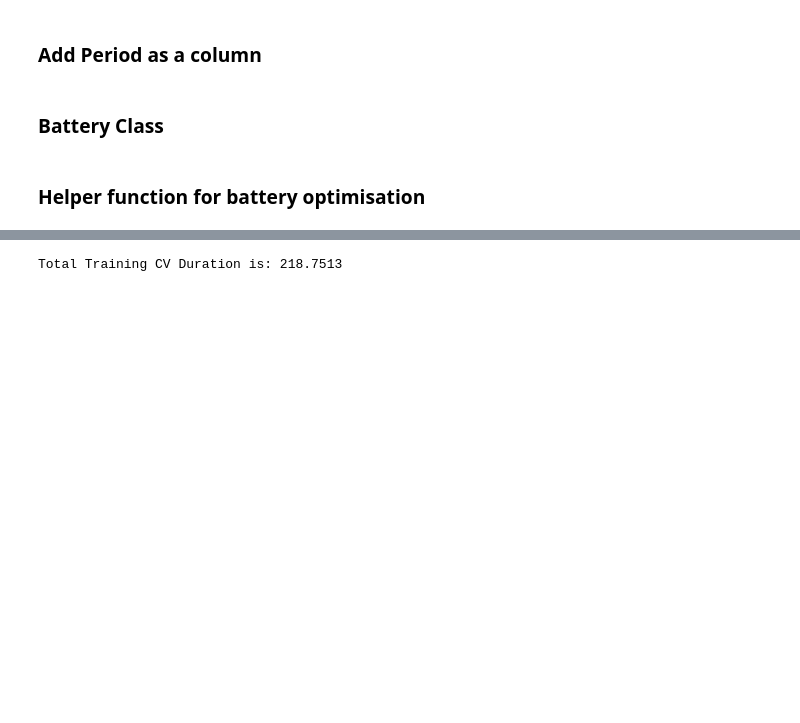
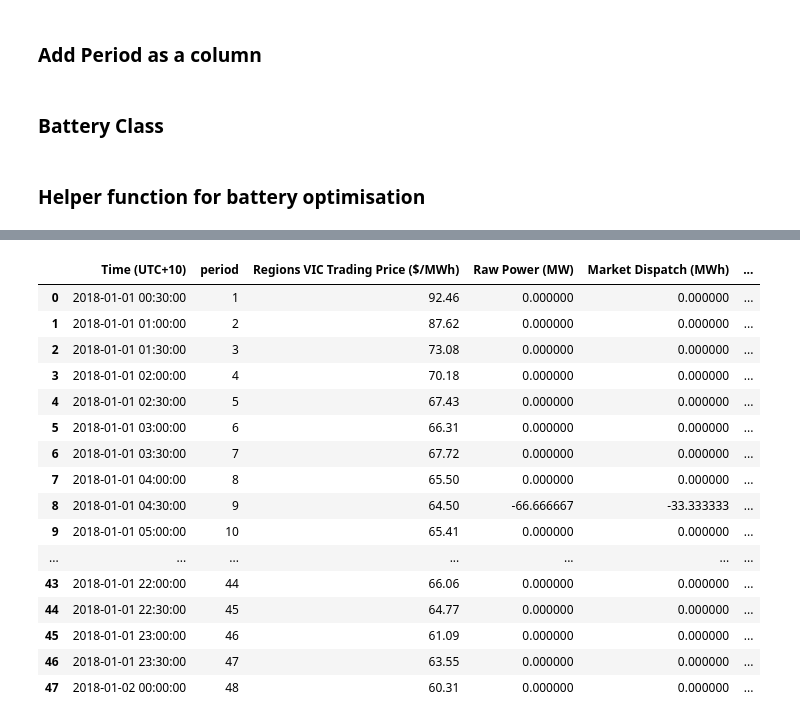
Before and after one commit to rinliauw/energy-market-and-battery-optimization, a Jupyter notebook: code/First Algorithm/MD Algorithm (daily maximisation).ipynb, the cells around one changed output, grey strips where cells are left out. Drawn from its saved outputs; the diff is of its cells as text; code cells hidden in the pictures; blank space fills up the shorter version.

```diff
--- a/code/First Algorithm/MD Algorithm (daily maximisation).ipynb
+++ b/code/First Algorithm/MD Algorithm (daily maximisation).ipynb
@@ -621,37 +654,22 @@ check3
 # %%
-check3.to_csv('../../preprocessed_data/checkpoint3_optimised.csv', index = False)
-#validation.to_csv('../../preprocessed_data/checkpoint3_validation.csv', index = False)
+check3 = pd.read_csv('../../preprocessed_data/First Algorithm/checkpoint3_optimised.csv')
+#SecondOptimisation(check3)
+check3
+# %% [output]
+|  | Time (UTC+10) | period | Regions VIC Trading Price ($/MWh) | Raw Power (MW) | Market Dispatch (MWh) | ... |
+| 0 | 2018-01-01 00:30:00 | 1 | 92.46 | 0.000000 | 0.000000 | ... |
+| 1 | 2018-01-01 01:00:00 | 2 | 87.62 | 0.000000 | 0.000000 | ... |
+| 2 | 2018-01-01 01:30:00 | 3 | 73.08 | 0.000000 | 0.000000 | ... |
+| 3 | 2018-01-01 02:00:00 | 4 | 70.18 | 0.000000 | 0.000000 | ... |
+| 4 | 2018-01-01 02:30:00 | 5 | 67.43 | 0.000000 | 0.000000 | ... |
+| 5 | 2018-01-01 03:00:00 | 6 | 66.31 | 0.000000 | 0.000000 | ... |
+| 6 | 2018-01-01 03:30:00 | 7 | 67.72 | 0.000000 | 0.000000 | ... |
+| 7 | 2018-01-01 04:00:00 | 8 | 65.50 | 0.000000 | 0.000000 | ... |
+| 8 | 2018-01-01 04:30:00 | 9 | 64.50 | -66.666667 | -33.333333 | ... |
+| 9 | 2018-01-01 05:00:00 | 10 | 65.41 | 0.000000 | 0.000000 | ... |
+| ... | ... | ... | ... | ... | ... | ... |
+| 43 | 2018-01-01 22:00:00 | 44 | 66.06 | 0.000000 | 0.000000 | ... |
+| 44 | 2018-01-01 22:30:00 | 45 | 64.77 | 0.000000 | 0.000000 | ... |
+| 45 | 2018-01-01 23:00:00 | 46 | 61.09 | 0.000000 | 0.000000 | ... |
+| 46 | 2018-01-01 23:30:00 | 47 | 63.55 | 0.000000 | 0.000000 | ... |
+| 47 | 2018-01-02 00:00:00 | 48 | 60.31 | 0.000000 | 0.000000 | ... |
-# %%
-raw_power = []
-market_dispatch = []
-opening_capacity = []
-closing_capacity = []
-
-threshold = []
-
-period = 48
-
-start = 0
-end = period
-
-tic = time.perf_counter()
-while end <= len(market_data):
-    daily_data = market_data.iloc[start:end, :]
-    daily_rp, daily_md, daily_oc, daily_cc = DailyOptimisation(daily_data)
-    raw_power.extend(daily_rp)
-    market_dispatch.extend(daily_md)
-    opening_capacity.extend(daily_oc)
-    closing_capacity.extend(daily_cc)
-
-    start += period
-    end += period
-
-toc = time.perf_counter()
-print(f"Total Training CV Duration is: {toc - tic:0.4f}")
-
-market_data['Raw Power (MW)'] = pd.Series(raw_power)
-market_data['Market Dispatch (MWh)'] = pd.Series(market_dispatch)
-market_data['Opening Capacity (MWh)'] = pd.Series(opening_capacity)
-market_data['Closing Capacity (MWh)'] = pd.Series(closing_capacity)
-# %% [output]
-Total Training CV Duration is: 218.7513
```
Also changed, not shown: parts of 5 cells of this notebook, 9 other files.
